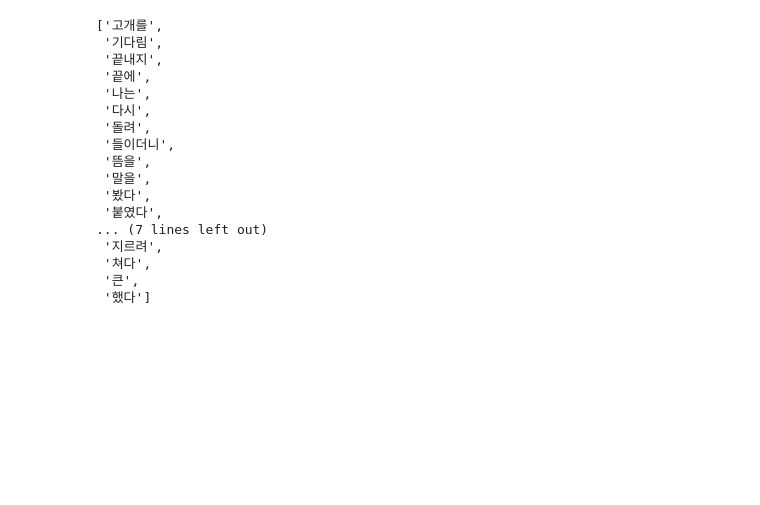
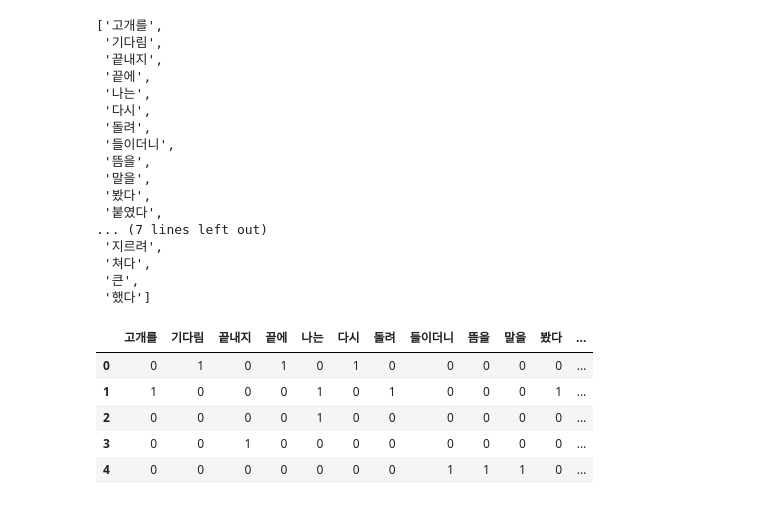
Before and after one commit to tnqkrghd/NLP, a Jupyter notebook: 04_카운트_기반의_단어_표현.ipynb, the cells around one changed output. Saved outputs shown, nothing was run; the diff lists cells and outputs as text; code cells hidden in the pictures; blank space fills up the shorter version.

```diff
--- a/04_카운트_기반의_단어_표현.ipynb
+++ b/04_카운트_기반의_단어_표현.ipynb
@@ -170,3 +172,36 @@ vocab
  '쳐다',
  '큰',
  '했다']
+# %%
+N = len(docs)
+
+def tf(t, d):
+  return d.count(t)
+
+def idf(t):
+  df = 0
+  for doc in docs:
+    df += t in doc
+  return log(N/(df+1))
+
+def tfidf(t, d):
+  return tf(t,d) * idf(t)
+# %%
+result = []
+
+for i in range(N):
+  result.append([])
+  d = docs[i]
+  for j in range(len(vocab)):
+    t = vocab[j]
+    result[-1].append(tf(t, d))
+
+tf_ = pd.DataFrame(result, columns=vocab)
+tf_
+# %% [output]
+|  | 고개를 | 기다림 | 끝내지 | 끝에 | 나는 | 다시 | 돌려 | 들이더니 | 뜸을 | 말을 | 봤다 | ... |
+| 0 | 0 | 1 | 0 | 1 | 0 | 1 | 0 | 0 | 0 | 0 | 0 | ... |
+| 1 | 1 | 0 | 0 | 0 | 1 | 0 | 1 | 0 | 0 | 0 | 1 | ... |
+| 2 | 0 | 0 | 0 | 0 | 1 | 0 | 0 | 0 | 0 | 0 | 0 | ... |
+| 3 | 0 | 0 | 1 | 0 | 0 | 0 | 0 | 0 | 0 | 0 | 0 | ... |
+| 4 | 0 | 0 | 0 | 0 | 0 | 0 | 0 | 1 | 1 | 1 | 0 | ... |
```
Also changed, not shown: parts of 5 cells of this notebook.
